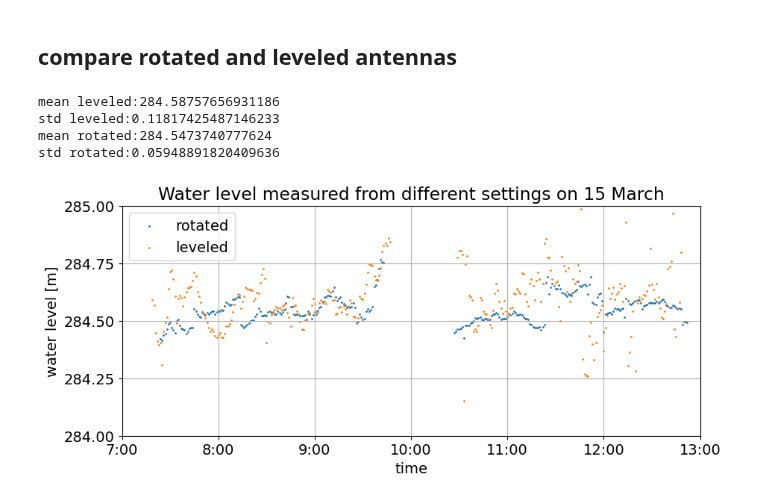
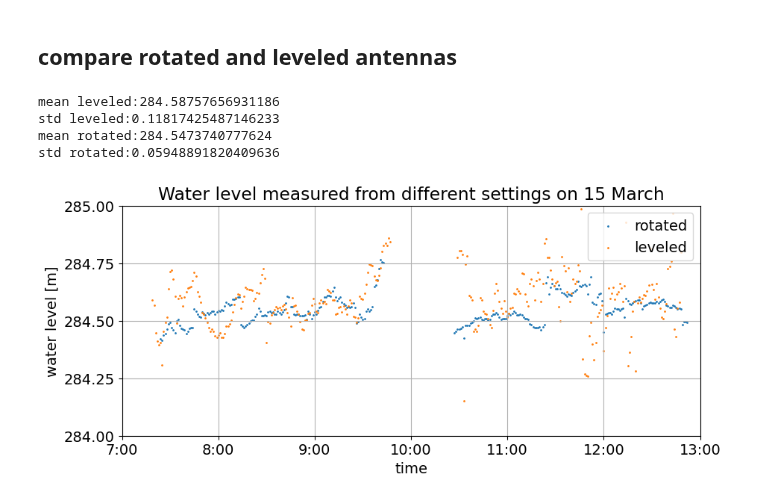
Before and after one commit to ziqing97/gnss_ir_analyze, a Jupyter notebook: src/plot_timeserie.ipynb, the cells around one changed output. Cells and saved outputs as stored; diff of their text form; code cells hidden in the pictures.

Commit message:
update plot for kapitel 4

```diff
--- a/src/plot_timeserie.ipynb
+++ b/src/plot_timeserie.ipynb
@@ -9,0 +11,6 @@ import lib_import_other_datasource as imoda
+# %%
+with open('../data/generated_data/kapitel4/timeseries/timeseries_ele5_50_azi265_340_time30_all.pkl', 'rb') as f:
+    ts_dict = pickle.load(f)
+
+retrack_method = 'OCES'
+plt.rcParams.update({'font.size': 14})
@@ -9,0 +222,35 @@ import lib_import_other_datasource as imoda
+# %%
+tbegin = datetime(year=2023,month=2,day=16,hour=7,minute=30,second=0,tzinfo=timezone.utc)
+tticklist = [tbegin]
+for i in range(1,8):
+    tticklist.append(tticklist[i-1]+timedelta(minutes=60))
+
+# from gnss-r
+date_key = '0216'
+ts_2 = ts_dict['ts'][f'{date_key}_1']
+ts_3 = ts_dict['ts'][f'{date_key}_2']
+ante_h = imoda.get_antenne_height(date_key)
+
+h_ts_2 = ante_h['1'] - np.asarray(list(ts_2.values()))
+h_ts_3 = ante_h['2'] + 0.2 - np.asarray(list(ts_3.values()))
+
+fig,ax = plt.subplots()
+
+# plot height
+legend = ['antenne 1','antenne 2']
+ax.scatter(list(ts_2.keys()), list(h_ts_2), s=1)
+ax.scatter(list(ts_3.keys()), list(h_ts_3), s=1)
+
+ax.set_xlabel('time')
+ax.set_ylabel('height [m]')
+ax.set_title(f'Water surface height on 16 February 2023')
+
+ax.set_xticks(tticklist)
+ax.set_xticklabels(['7:30','8:30','9:30','10:30','11:30','12:30','13:30','14:30'])
+ax.set_xlim([tticklist[0],tticklist[-1]])
+ax.set_ylim([284,285])
+ax.grid()
+ax.legend(legend,loc=1)
+
+fig.set_size_inches(10,3.8)
+fig.savefig(f'../../write/bilder/kapitel4/timeseries_0216.png',bbox_inches='tight')
@@ -80,33 +333,33 @@ height_stand = np.concatenate([height_stand_1,height_stand_2])
 
 fig,ax = plt.subplots()
 fig.set_size_inches(10,4)
 
 ax.scatter(time_rotate,height_rotate,s=1)
 ax.scatter(time_stand,height_stand,s=1)
 ax.legend(['rotated','leveled'])
 ax.set_title('Water level measured from different settings on 15 March')
 ax.set_ylim([284,285])
 ax.set_xlim([tticklist[0],tticklist[-1]])
 ax.grid()
-ax.legend(['rotated','leveled'])
+ax.legend(['rotated','leveled'],loc=1)
 ax.set_xticks(tticklist)
 ax.set_yticks([284,284.25,284.5,284.75,285])
 ax.set_xticklabels(['7:00','8:00','9:00','10:00','11:00','12:00','13:00'])
 ax.set_xlabel('time')
 ax.set_ylabel('water level [m]')
-fig.savefig('../../write/bilder/kapitel4/ts_level_rotate.png')
+fig.savefig('../../write/bilder/kapitel4/ts_level_rotate.png',bbox_inches='tight')
 
 mean_leveled = np.nanmean(height_stand)
 std_leveled = np.nanstd(height_stand)
 mean_rotated = np.nanmean(height_rotate)
 std_rotated = np.nanstd(height_rotate)
 print(f'mean leveled:{mean_leveled}')
 print(f'std leveled:{std_leveled}')
 print(f'mean rotated:{mean_rotated}')
 print(f'std rotated:{std_rotated}')
 # %% [output]
 mean leveled:284.58757656931186
 std leveled:0.11817425487146233
 mean rotated:284.5473740777624
 std rotated:0.05948891820409636
-[figure, old version]
+[figure, new version]
```
Also changed, not shown: parts of 9 cells of this notebook.
